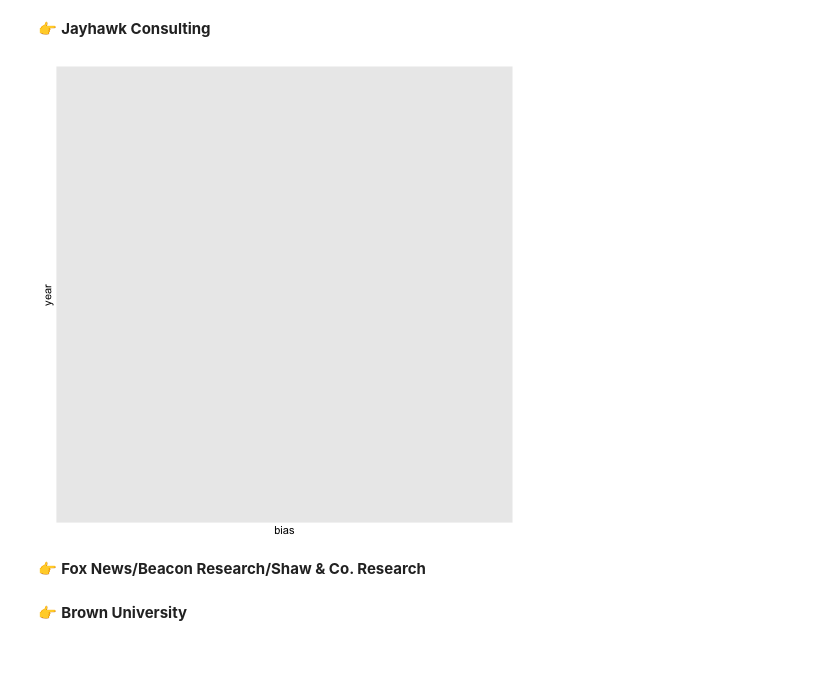
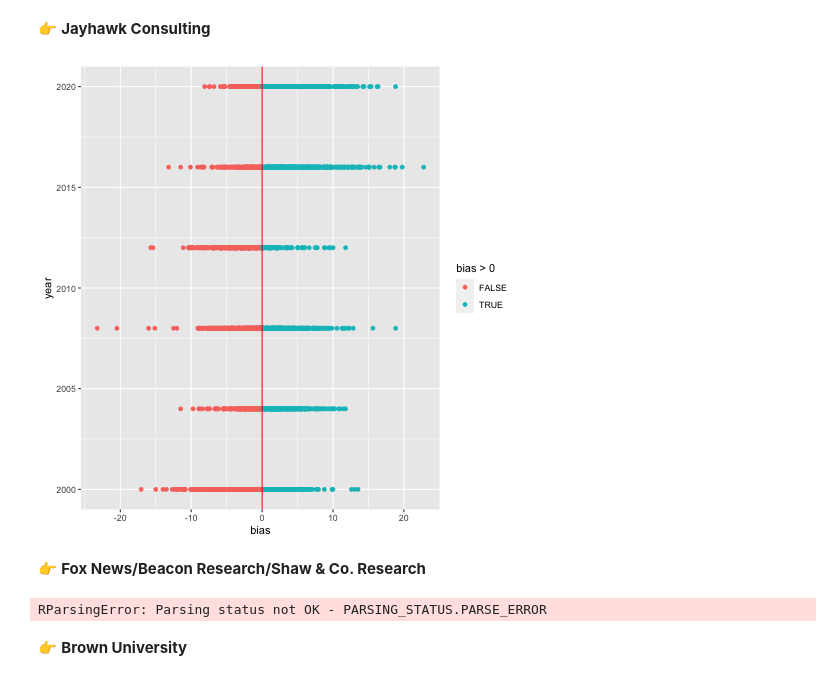
Before and after one commit to data4news-students/polling-exploration-vivek-shalaka, a Jupyter notebook: notebook-3.ipynb, the cells around one changed output. Cells and saved outputs as stored; diff of their text form; code cells hidden in the pictures.

```diff
--- a/notebook-3.ipynb
+++ b/notebook-3.ipynb
@@ -183,17 +194,31 @@ ggplot(df_siena) +
 # %%
 %%R
 
-df_siena <- df %>%
-    filter(pollster=='Jayhawk Consulting',type_detail=='Pres-G') # Filter data to polls in presidential general elections only
-
-# a basic histogram
-ggplot(df_siena) +
-    aes(x=bias,y=factor(year)) +
-    geom_point()
+df_jawhawk <- df %>%
+    filter(type_simple=='Pres-G') # Filter data to polls in presidential general elections only
+# plot the `bias` variable, which shows how far away from the
+# actual result each poll's result was...
+ggplot(df_jawhawk) +
+    aes(x=bias, y=year, color=bias>0) +
+    geom_point() +
+    geom_vline(aes(xintercept=0), color='red')
 # %% [output]
-[figure, old version]
+[figure, new version]
 # %% [markdown]
 👉 **Fox News/Beacon Research/Shaw & Co. Research**
+# %%
+%%R
+
+df_Fox News/Beacon Research/Shaw & Co. Research <- df %>%
+    filter(type_simple=='Pres-G') # Filter data to polls in presidential general elections only
+# plot the `bias` variable, which shows how far away from the
+# actual result each poll's result was...
+ggplot(df_Fox News/Beacon Research/Shaw & Co. Research) +
+    aes(x=bias, y=year) +
+    geom_point() +
+    geom_vline(aes(xintercept=0), color='red')
+# %% [output]
+RParsingError: Parsing status not OK - PARSING_STATUS.PARSE_ERROR
 # %% [markdown]
 👉 **Brown University**
 # %% [markdown]
```
Also changed, not shown: parts of 3 cells of this notebook.
